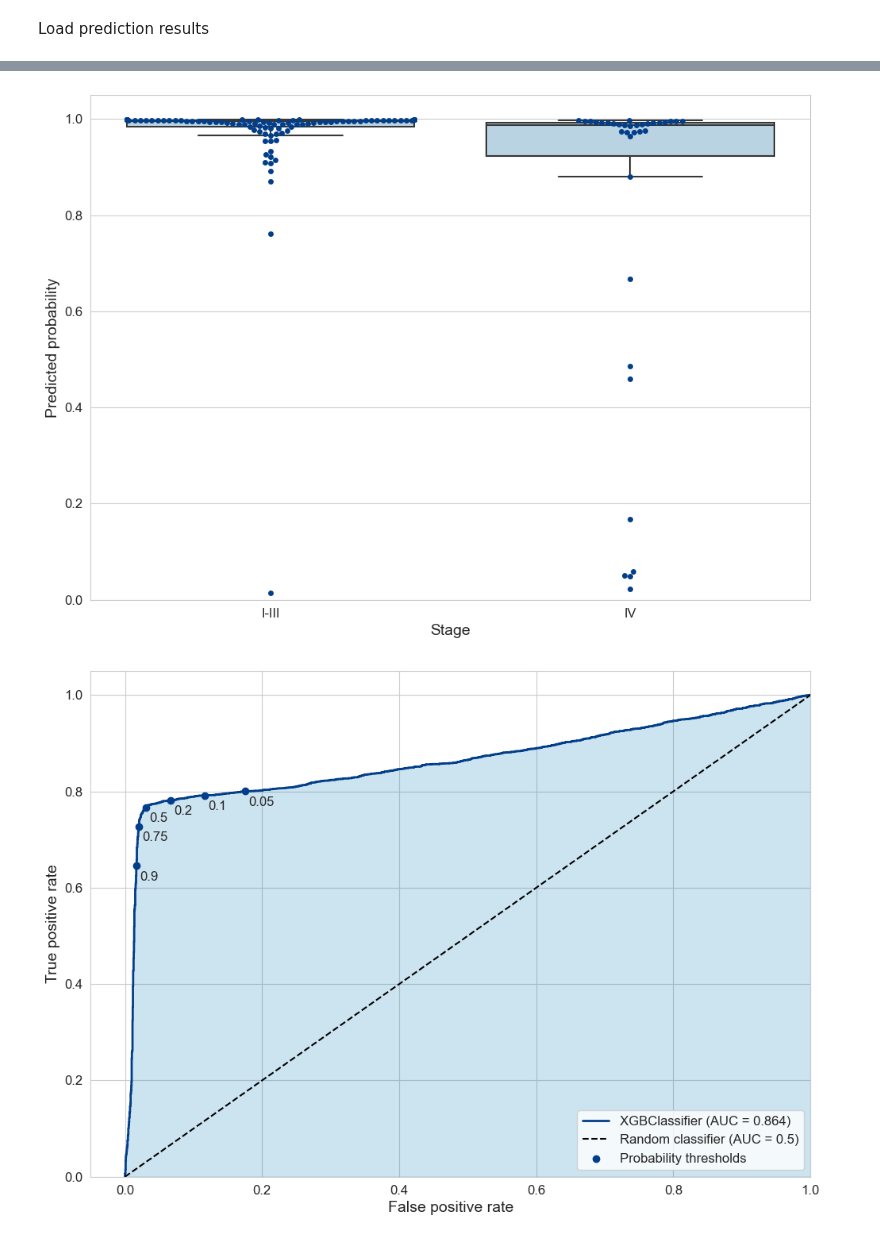
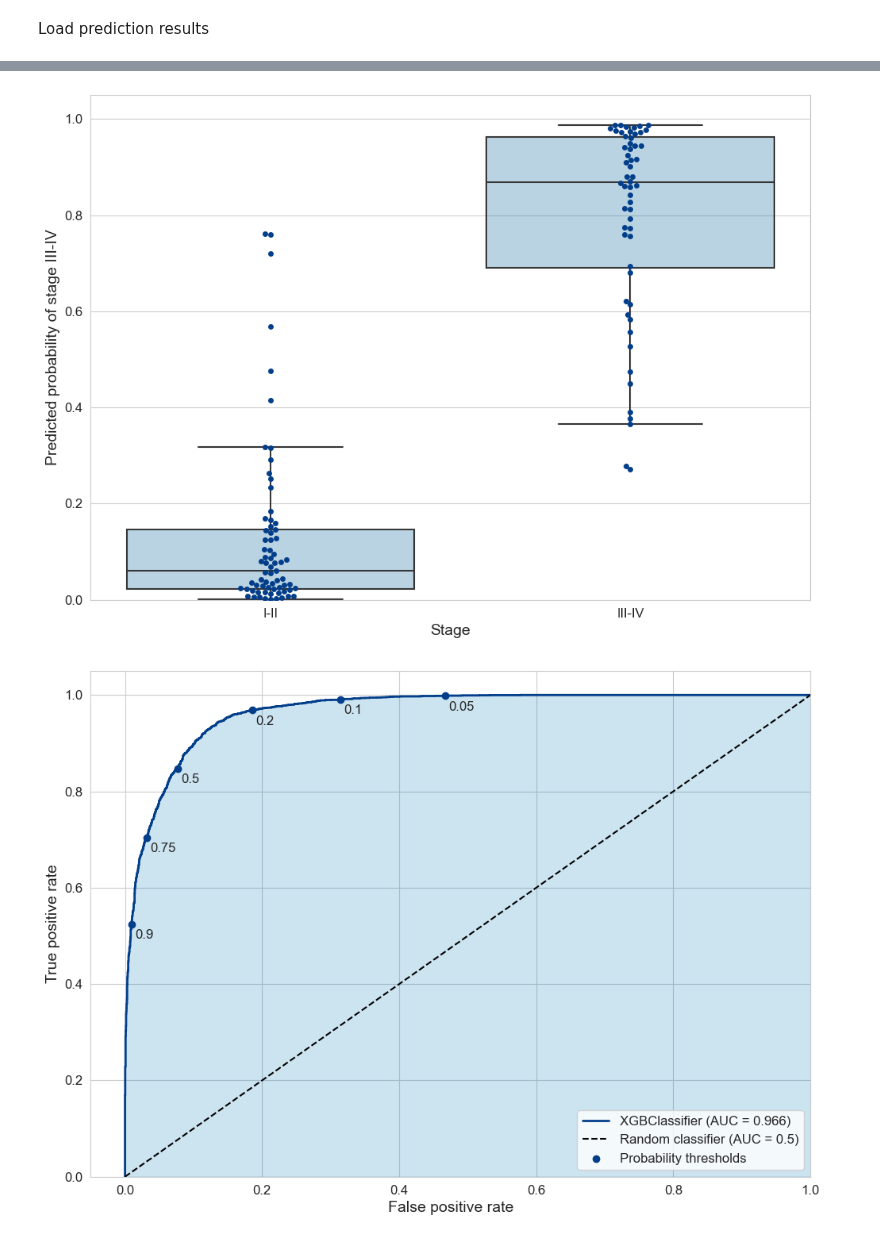
Before and after one commit to CyperStone/cancer-stage-prediction, a Jupyter notebook: notebooks/publication_figures.ipynb, the cells around one changed output, grey strips where cells are left out. Cells and saved outputs as stored; diff of their text form; code cells hidden in the pictures.

Commit message:
boxplots adjustment - plot a probability of positive class

```diff
--- a/notebooks/publication_figures.ipynb
+++ b/notebooks/publication_figures.ipynb
@@ -10,7 +10,7 @@ from sklearn.metrics import roc_curve, roc_auc_score, confusion_matrix
 # %% [markdown]
 Define directory path to save results
 # %%
-output_dir = '../results/updated_data/all_features/ovarianCancer/LPO_validation/backward_elimination/binary/random_oversampler_default/pred_proba/'
+output_dir = '../results/updated_data/all_features/PDAC/LPO_validation/feature_preselection/binary_I-II_vs_III-IV/random_oversampler_default/top50_proba/'
 # %% [markdown]
 Load and prepare dataset
 # %%
@@ -127,13 +127,12 @@ plot_heatmap(dataset, input_columns, output_path)
 def plot_boxplots(predictions, mapping, filename=None):
     preds_vis = predictions.copy(deep=True)
 
-    preds_vis['pred_proba_negative'] = 1 - preds_vis['pred_proba']
-    preds_vis = preds_vis.rename(columns={'pred_proba': 'pred_proba_positive'})
-    preds_vis['pred_proba'] = preds_vis.apply(lambda x: x['pred_proba_positive'] if x['y_true'] == 1 else x['pred_proba_negative'], axis=1)
-
     preds_vis_grouped = preds_vis.groupby(by=['id', 'y_true'], as_index=False)['pred_proba'].mean()
     preds_vis_grouped.loc[:, 'y_true'] = preds_vis_grouped['y_true'].map(mapping)
-    preds_vis_grouped = preds_vis_grouped.rename(columns={'y_true': 'Stage', 'pred_proba': 'Predicted probability'})
+
+    x_axis_label = 'Stage'
+    y_axis_label = f'Predicted probability of stage {mapping[1]}'
+    preds_vis_grouped = preds_vis_grouped.rename(columns={'y_true': x_axis_label, 'pred_proba': y_axis_label})
 
     sns.set_style('whitegrid')
     plt.figure(figsize=(11.7, 8.27))
@@ -141,8 +140,8 @@ def plot_boxplots(predictions, mapping, filename=None):
 
     fig = sns.boxplot(
         data=preds_vis_grouped,
-        x='Stage',
-        y='Predicted probability',
+        x=x_axis_label,
+        y=y_axis_label,
         orient='v',
         showfliers=False,
         color='#0077b6',
@@ -154,14 +153,14 @@ def plot_boxplots(predictions, mapping, filename=None):
 
     fig2 = sns.swarmplot(
         data=preds_vis_grouped,
-        x='Stage',
-        y='Predicted probability',
+        x=x_axis_label,
+        y=y_axis_label,
         orient='v',
         alpha=1.,
         color='#023e8a'
     )
-    fig.set_xlabel('Stage', fontsize=14)
-    fig.set_ylabel('Predicted probability', fontsize=14)
+    fig.set_xlabel(x_axis_label, fontsize=14)
+    fig.set_ylabel(y_axis_label, fontsize=14)
 
     _, xlabels = plt.xticks()
     fig.set_xticklabels(xlabels, size=12)
@@ -174,11 +173,11 @@ def plot_boxplots(predictions, mapping, filename=None):
 
     plt.show()
 # %%
-mapping = {0: 'I-III', 1: 'IV'}
+mapping = {0: 'I-II', 1: 'III-IV'}
 output_path = os.path.join(output_dir, 'boxplots.png')
 plot_boxplots(predictions, mapping, output_path)
 # %% [output]
-[figure, old version]
+[figure, new version]
 # %%
 def find_nearest(array: np.array, value: float):
     idx = (np.abs(array - value)).argmin()
@@ -221,7 +220,7 @@ selected_thresholds = [0.05, 0.1, 0.2, 0.5, 0.75, 0.9]
 output_path = os.path.join(output_dir, 'roc_auc_curve.png')
 plot_roc_auc_curve(predictions, selected_thresholds, output_path)
 # %% [output]
-[figure, old version]
+[figure, new version]
 # %%
 def plot_confusion_matrix(predictions, labels, filename=None):
     cm = confusion_matrix(predictions['y_true'], predictions['y_pred'], normalize='all')
```
Also changed, not shown: parts of 4 cells of this notebook.
